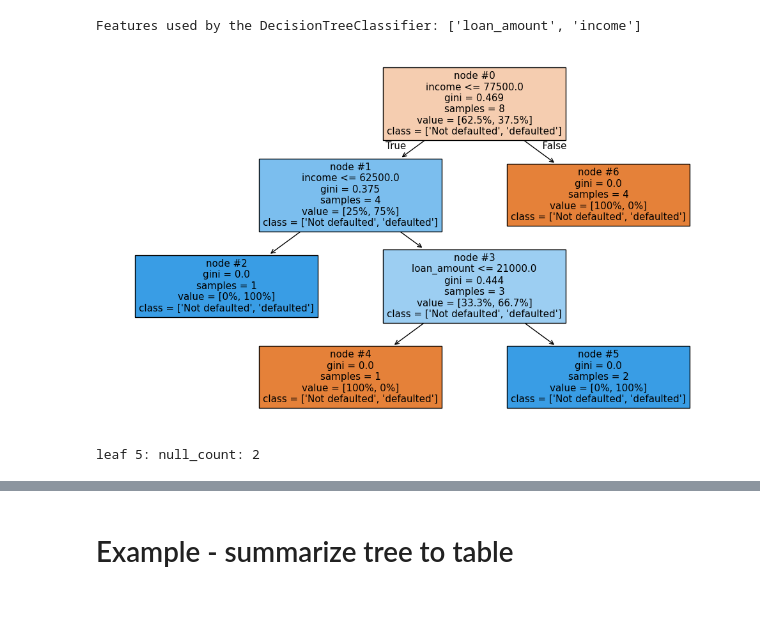
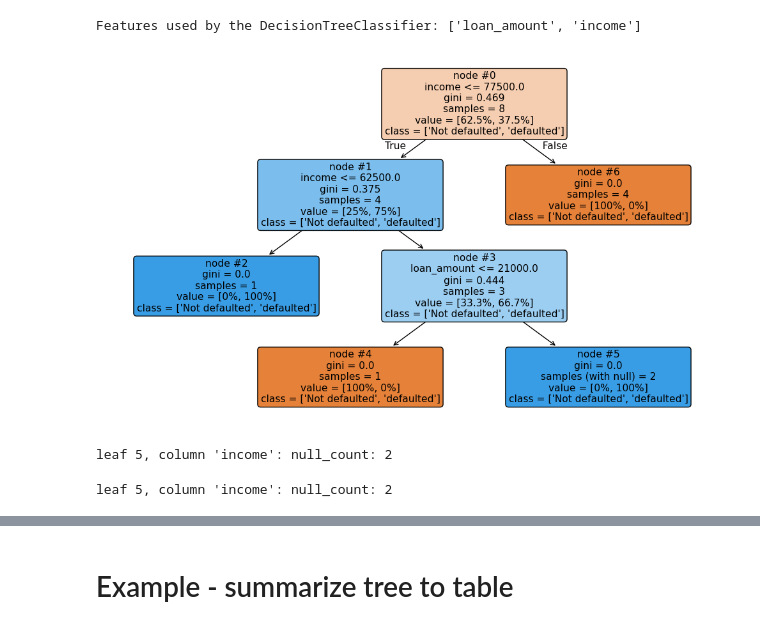
Before and after one commit to k-explore/format_tree, a Jupyter notebook: Examples.ipynb, the cells around one changed output, grey strips where cells are left out. Cells and saved outputs as stored; diff of their text form; code cells hidden in the pictures.

```diff
--- a/Examples.ipynb
+++ b/Examples.ipynb
@@ -125,25 +129,38 @@ Features used by the DecisionTreeClassifier: ['loan_amount', 'income']
 # %%
 # Plot the trained decision tree using plot_formatted_tree
 fig, ax = plot_formatted_tree(
     clf,
     feature_names=X.columns,
     class_names=['Not defaulted', 'defaulted'],
     value_format="percentage",
     samples_format="number",
-    node_ids=True,
-    figsize=(10, 6)
+    figsize=(10, 6),
+    display_missing=True,
+    X_train=X,
+    columns_to_check = ['income']
 )
 # %% [output]
-[figure, old version]
+[figure, new version]
 # %%
 # Example usage:
-nulls_in_leaf_nodes = get_nulls_in_leaf_nodes(clf, X, df, 'leaf_node', ['income'])
+nulls_in_leaf_nodes = get_nulls_in_leaf_nodes(clf, X, ['income'])
 
 # Display the results
 for leaf, details in nulls_in_leaf_nodes.items():
-    print(f"leaf {leaf}: null_count: {details['null_count']} ")
+    for col, col_details in details.items():
+        print(f"leaf {leaf}, column '{col}': null_count: {col_details['null_count']}")
 # %% [output]
-leaf 5: null_count: 2
+leaf 5, column 'income': null_count: 2
+# %%
+# Example usage:
+nulls_in_leaf_nodes = get_nulls_in_leaf_nodes(clf, X, ['income', 'loan_amount'])
+
+# Display the results
+for leaf, details in nulls_in_leaf_nodes.items():
+    for col, col_details in details.items():
+        print(f"leaf {leaf}, column '{col}': null_count: {col_details['null_count']}")
+# %% [output]
+leaf 5, column 'income': null_count: 2
 # %%
 nulls_in_leaf_nodes
 # %% [output]
```
Also changed, not shown: parts of 7 cells of this notebook, 5 other files.
